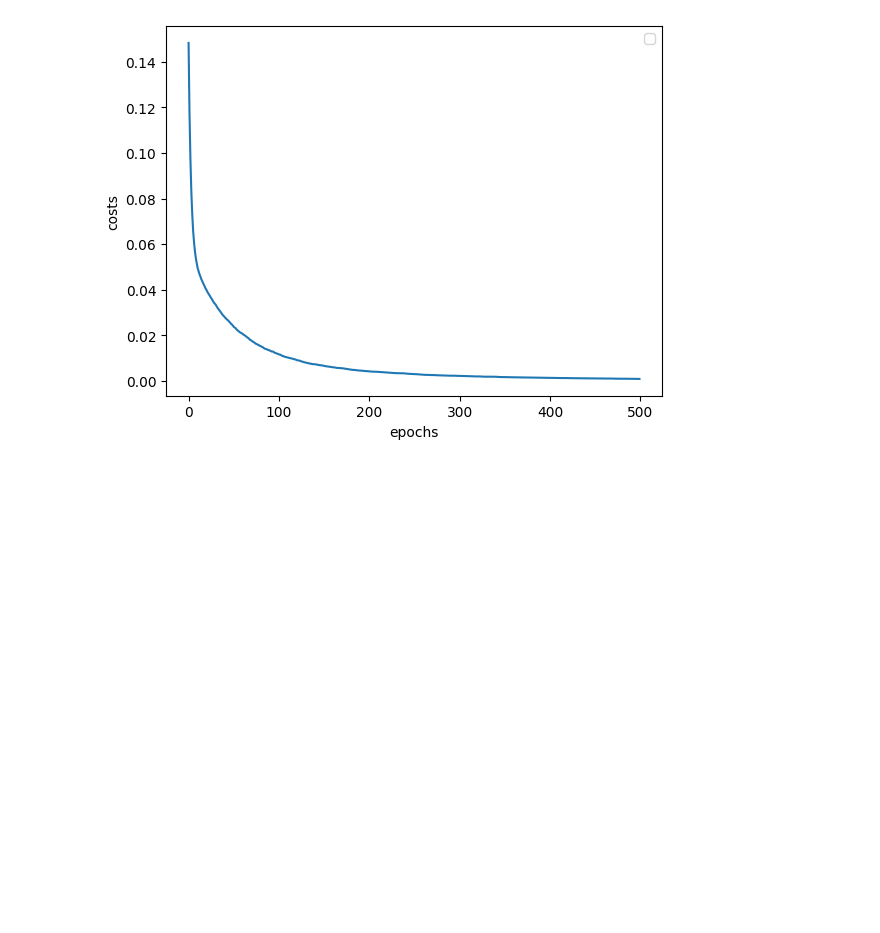
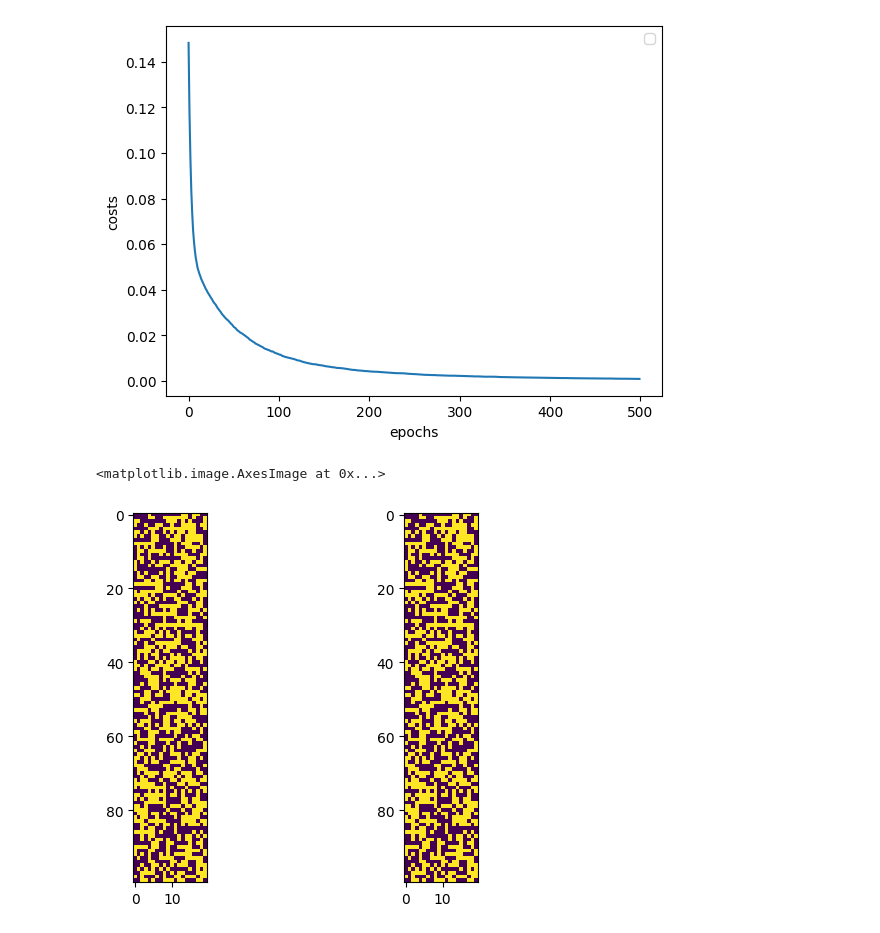
Before and after one commit to halilbayndir/ML_Physics, a Jupyter notebook: Restricted_Boltzmann_Machines.ipynb, the cells around one changed output. Drawn from its saved outputs; the diff is of its cells as text; code cells hidden in the pictures; blank space fills up the shorter version.

Commit message:
check_trained_data

```diff
--- a/Restricted_Boltzmann_Machines.ipynb
+++ b/Restricted_Boltzmann_Machines.ipynb
@@ -106,0 +112,8 @@ WARNING:matplotlib.legend:No artists with labels found to put in legend.  Note t
+# %%
+plt.subplot(1,2,1)
+plt.imshow(data)
+plt.subplot(1,2,2)
+plt.imshow(new_data)
+# %% [output]
+<matplotlib.image.AxesImage at 0x...>
+[figure, added]
```
Also changed, not shown: parts of 2 cells of this notebook.
